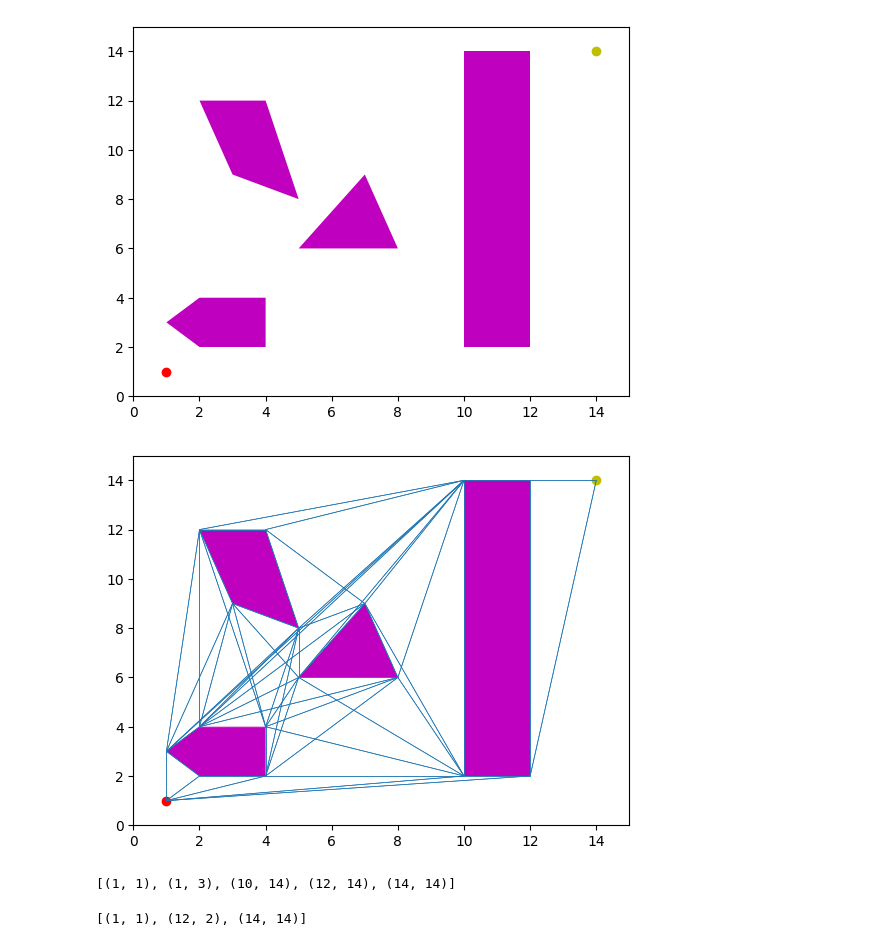
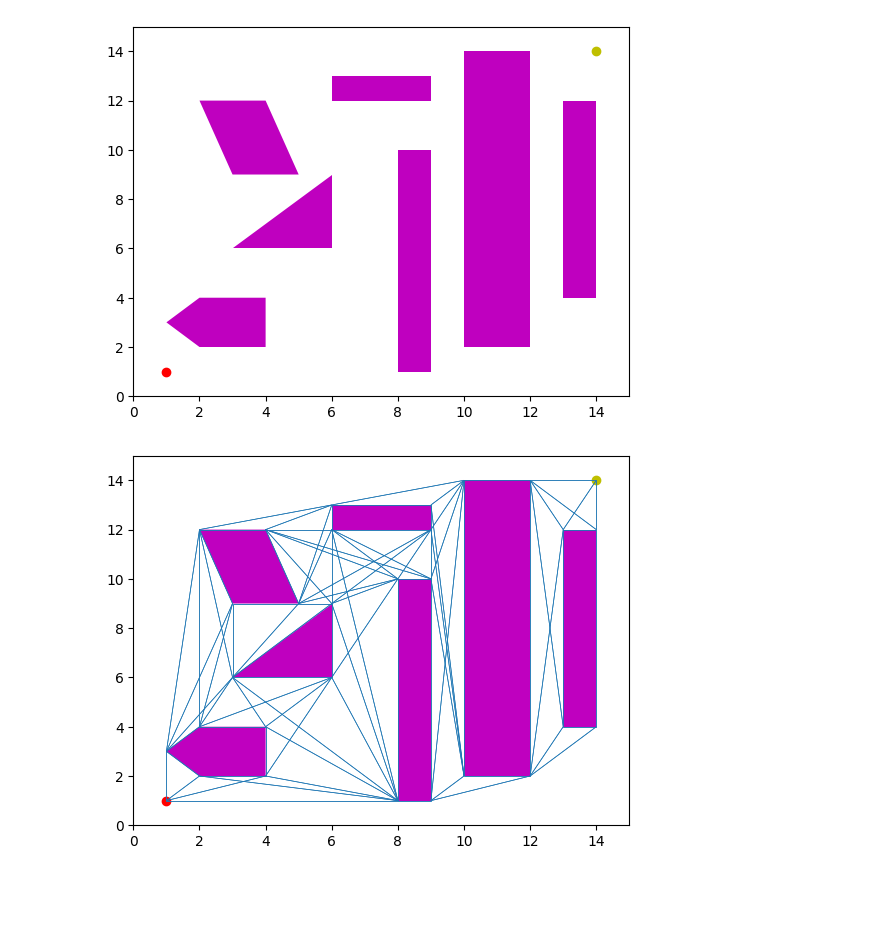
Before and after one commit to hmp-anthony/aima-python, a Jupyter notebook: polygon_obstacle_path_finder.ipynb, the cells around one changed output. Saved outputs shown, nothing was run; the diff lists cells and outputs as text; code cells hidden in the pictures; blank space fills up the shorter version.

Commit message:
generating routes

```diff
--- a/polygon_obstacle_path_finder.ipynb
+++ b/polygon_obstacle_path_finder.ipynb
@@ -7,36 +7,39 @@ from search_2 import *
 from matplotlib.patches import Polygon
 
 polygons = [[(1,1)],
             [(2,2), (4,2), (4,4), (2,4), (1,3)],
-            [(5,6), (8,6), (7,9)],
+            [(3,6), (6,6), (6,9)],
             [(10,2), (12,2), (12,14), (10,14)],
-            [(3,9), (5,8), (4,12), (2,12)],
+            [(13,4), (14,4), (14,12), (13,12)],
+            [(8,1), (9,1), (9,10), (8,10)],
+            [(6,12), (9,12), (9,13), (6,13)],
+            [(3,9), (5,9), (4,12), (2,12)],
             [(14,14)]]
 
 start = polygons[0][0]
 end = polygons[-1][0]
 
 polygon_plot = []
 
 for p in polygons:
     polygon_plot.append(Polygon(p, facecolor = 'm'))
 
 
 fig,ax = plt.subplots()
 
 # begin
 ax.plot(start[0], start[1],'-ro')
 # end
 ax.plot(end[0], end[1],'-yo')
 
 for p in polygon_plot:
     ax.add_patch(p)
 
 ax.set_xlim([0,15])
 ax.set_ylim([0,15])
 plt.show()
 # %% [output]
-[figure, old version]
+[figure, new version]
 # %%
 def line_intersection(a, b, c, d):
     denom = ((a[0] - b[0]) * (c[1] - d[1]) - (a[1] - b[1]) * (c[0] - d[0]))
@@ -138,7 +141,7 @@ ax.set_ylim([0,15])
 
 plt.show()
 # %% [output]
-[figure, old version]
+[figure, new version]
 # %%
 path_finder_map = dict()
 locations = dict()
@@ -156,10 +159,5 @@ for i in vertices:
 path_finder = Map(path_finder_map,locations)
 route_problem = RouteProblem((1,1), (14,14), map=path_finder)
 # %%
-path_states(uniform_cost_search(route_problem))
+uniform_cost_search_route = path_states(uniform_cost_search(route_problem))
+breadth_first_search_route = path_states(breadth_first_search(route_problem))
-# %% [output]
-[(1, 1), (1, 3), (10, 14), (12, 14), (14, 14)]
-# %%
-path_states(breadth_first_search(route_problem))
-# %% [output]
-[(1, 1), (12, 2), (14, 14)]
```
Also changed, not shown: parts of 1 cell of this notebook.
